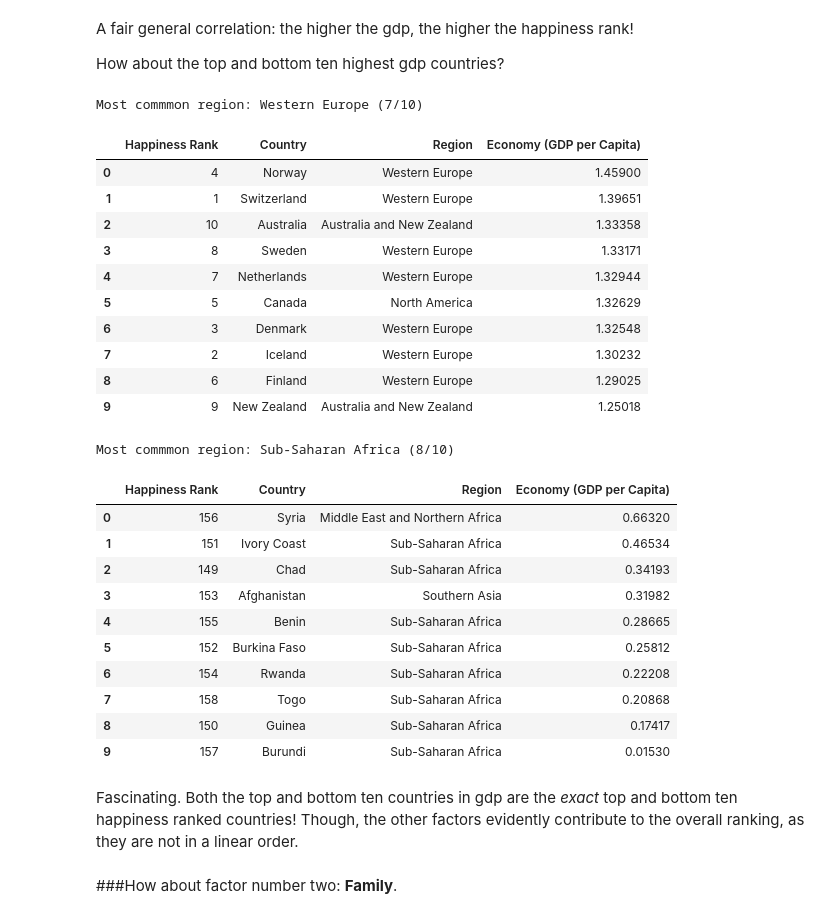
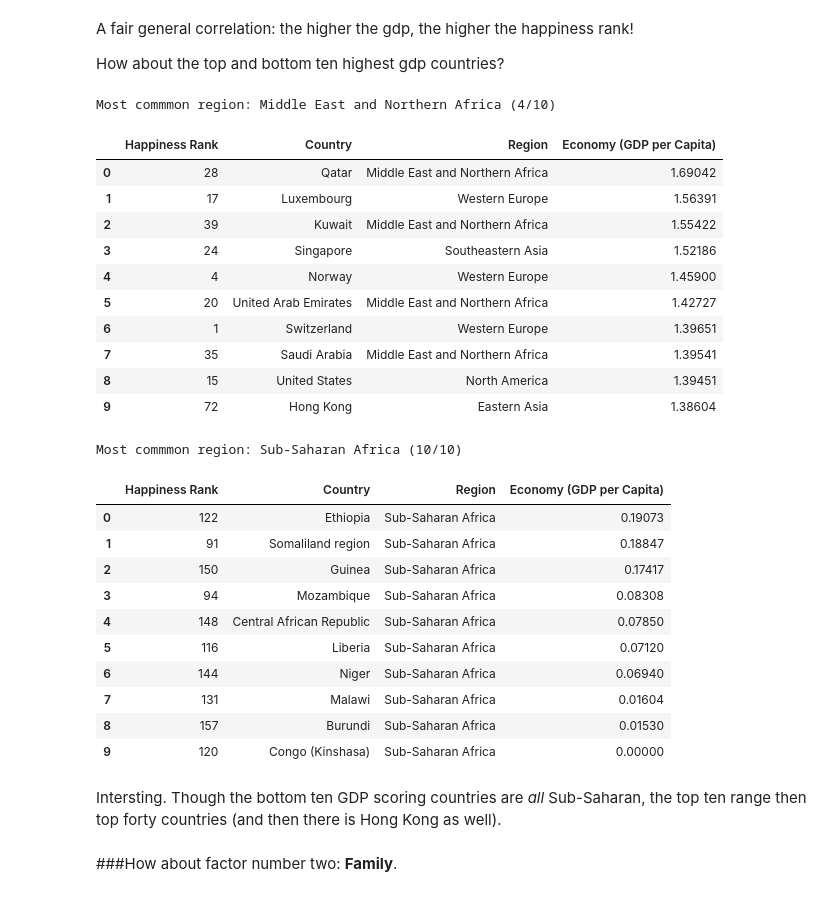
Before and after one commit to yabbou/python-data-science, a Jupyter notebook: hw_4_pandas.ipynb, the cells around one changed output. Cells and saved outputs as stored; diff of their text form; code cells hidden in the pictures.

```diff
--- a/hw_4_pandas.ipynb
+++ b/hw_4_pandas.ipynb
@@ -226,29 +229,29 @@ A fair general correlation: the higher the gdp, the higher the happiness rank!
 How about the top and bottom ten highest gdp countries?
 # %%
 GDP = 'Economy (GDP per Capita)'
-COLS = ['Happiness Rank','Country','Region',gdp]
-h_2015_gdp_head = h_2015.copy().loc[:9,COLS].sort_values(by=GDP,ascending=False).reset_index()
+COLS = ['Happiness Rank','Country','Region',GDP]
+h_2015_gdp_head = h_2015.copy().loc[:,COLS].sort_values(by=GDP,ascending=False).head(10).reset_index()
 
 mode = h_2015_gdp_head.mode()['Region'][0]
 mode_count = h_2015_gdp_head.loc[h_2015_gdp_head['Region']==mode].count()['index']
 print(f'Most commmon region: {mode} ({mode_count}/10)')
 
 h_2015_gdp_head.drop(['index'],axis=1)
 # %% [output]
-Most commmon region: Western Europe (7/10)
+Most commmon region: Middle East and Northern Africa (4/10)
 |  | Happiness Rank | Country | Region | Economy (GDP per Capita) |
-| 0 | 4 | Norway | Western Europe | 1.45900 |
-| 1 | 1 | Switzerland | Western Europe | 1.39651 |
-| 2 | 10 | Australia | Australia and New Zealand | 1.33358 |
-| 3 | 8 | Sweden | Western Europe | 1.33171 |
-| 4 | 7 | Netherlands | Western Europe | 1.32944 |
-| 5 | 5 | Canada | North America | 1.32629 |
-| 6 | 3 | Denmark | Western Europe | 1.32548 |
-| 7 | 2 | Iceland | Western Europe | 1.30232 |
-| 8 | 6 | Finland | Western Europe | 1.29025 |
-| 9 | 9 | New Zealand | Australia and New Zealand | 1.25018 |
+| 0 | 28 | Qatar | Middle East and Northern Africa | 1.69042 |
+| 1 | 17 | Luxembourg | Western Europe | 1.56391 |
+| 2 | 39 | Kuwait | Middle East and Northern Africa | 1.55422 |
+| 3 | 24 | Singapore | Southeastern Asia | 1.52186 |
+| 4 | 4 | Norway | Western Europe | 1.45900 |
+| 5 | 20 | United Arab Emirates | Middle East and Northern Africa | 1.42727 |
+| 6 | 1 | Switzerland | Western Europe | 1.39651 |
+| 7 | 35 | Saudi Arabia | Middle East and Northern Africa | 1.39541 |
+| 8 | 15 | United States | North America | 1.39451 |
+| 9 | 72 | Hong Kong | Eastern Asia | 1.38604 |
 # %%
-h_2015_gdp_tail = h_2015.copy().loc[148:157,COLS].sort_values(by=GDP,ascending=False).reset_index()
+h_2015_gdp_tail = h_2015.copy().loc[:,COLS].sort_values(by=GDP,ascending=False).tail(10).reset_index()
 
 mode = h_2015_gdp_tail.mode()['Region'][0]
 mode_count = h_2015_gdp_tail.loc[h_2015_gdp_tail['Region']==mode].count()['index']
@@ -256,20 +259,20 @@ print(f'Most commmon region: {mode} ({mode_count}/10)')
 
 h_2015_gdp_tail.drop(['index'],axis=1)
 # %% [output]
-Most commmon region: Sub-Saharan Africa (8/10)
+Most commmon region: Sub-Saharan Africa (10/10)
 |  | Happiness Rank | Country | Region | Economy (GDP per Capita) |
-| 0 | 156 | Syria | Middle East and Northern Africa | 0.66320 |
-| 1 | 151 | Ivory Coast | Sub-Saharan Africa | 0.46534 |
-| 2 | 149 | Chad | Sub-Saharan Africa | 0.34193 |
-| 3 | 153 | Afghanistan | Southern Asia | 0.31982 |
-| 4 | 155 | Benin | Sub-Saharan Africa | 0.28665 |
-| 5 | 152 | Burkina Faso | Sub-Saharan Africa | 0.25812 |
-| 6 | 154 | Rwanda | Sub-Saharan Africa | 0.22208 |
-| 7 | 158 | Togo | Sub-Saharan Africa | 0.20868 |
-| 8 | 150 | Guinea | Sub-Saharan Africa | 0.17417 |
-| 9 | 157 | Burundi | Sub-Saharan Africa | 0.01530 |
+| 0 | 122 | Ethiopia | Sub-Saharan Africa | 0.19073 |
+| 1 | 91 | Somaliland region | Sub-Saharan Africa | 0.18847 |
+| 2 | 150 | Guinea | Sub-Saharan Africa | 0.17417 |
+| 3 | 94 | Mozambique | Sub-Saharan Africa | 0.08308 |
+| 4 | 148 | Central African Republic | Sub-Saharan Africa | 0.07850 |
+| 5 | 116 | Liberia | Sub-Saharan Africa | 0.07120 |
+| 6 | 144 | Niger | Sub-Saharan Africa | 0.06940 |
+| 7 | 131 | Malawi | Sub-Saharan Africa | 0.01604 |
+| 8 | 157 | Burundi | Sub-Saharan Africa | 0.01530 |
+| 9 | 120 | Congo (Kinshasa) | Sub-Saharan Africa | 0.00000 |
-# %% [markdown]
-Fascinating. Both the top and bottom ten countries in gdp are the *exact* top and bottom ten happiness ranked countries! Though, the other factors evidently contribute to the overall ranking, as they are not in a linear order.
+# %% [markdown]
+Intersting. Though the bottom ten GDP scoring countries are _all_ Sub-Saharan, the top ten range then top forty countries (and then there is Hong Kong as well).
 # %% [markdown]
 ###How about factor number two: **Family**.
 # %%
```
Also changed, not shown: parts of 18 cells of this notebook.
